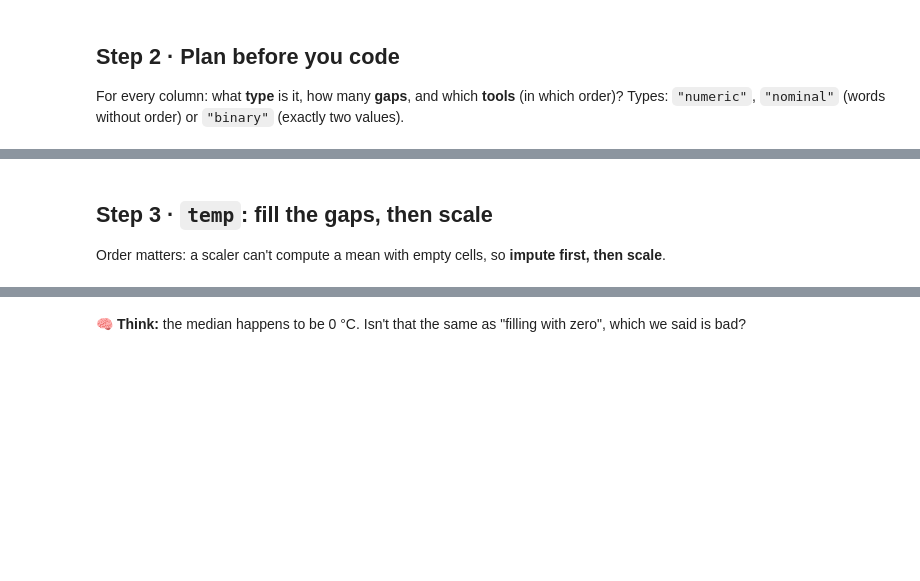
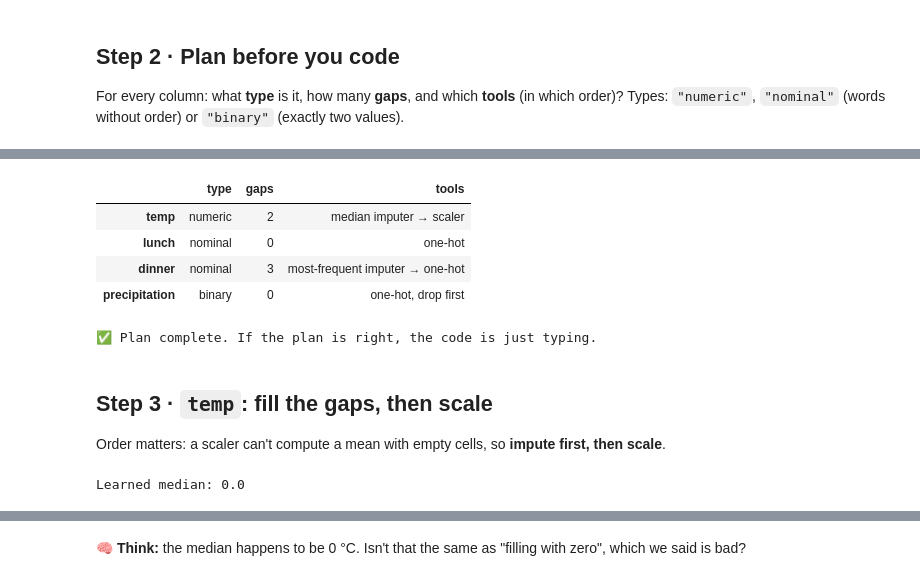
Before and after one commit to Prndxt/aipm-feature-engineering, a Jupyter notebook: 2_snowman_exercise.ipynb, the cells around one changed output, grey strips where cells are left out. Cells and saved outputs as stored; diff of their text form; code cells hidden in the pictures; blank space fills up the shorter version.

```diff
--- a/2_snowman_exercise.ipynb
+++ b/2_snowman_exercise.ipynb
@@ -80,26 +106,36 @@ X_train.isna().sum()
 # %%
 # ✏️ Your turn: complete the plan
 plan = {
-    "temp":          {"type": "___", "gaps": ___, "tools": "median imputer → scaler"},
-    "lunch":         {"type": "___", "gaps": 0, "tools": "one-hot"},
-    "dinner":        {"type": "___", "gaps": ___, "tools": "most-frequent imputer → one-hot"},
-    "precipitation": {"type": "___",  "gaps": 0, "tools": "one-hot, drop first"},
+    "temp":          {"type": "numeric", "gaps": 2, "tools": "median imputer → scaler"},
+    "lunch":         {"type": "nominal", "gaps": 0, "tools": "one-hot"},
+    "dinner":        {"type": "nominal", "gaps": 3, "tools": "most-frequent imputer → one-hot"},
+    "precipitation": {"type": "binary",  "gaps": 0, "tools": "one-hot, drop first"},
 }
 pd.DataFrame(plan).T
+# %% [output]
+|  | type | gaps | tools |
+| temp | numeric | 2 | median imputer → scaler |
+| lunch | nominal | 0 | one-hot |
+| dinner | nominal | 3 | most-frequent imputer → one-hot |
+| precipitation | binary | 0 | one-hot, drop first |
 # %%
 # ✅ Check
 assert [plan[c]["type"] for c in plan] == ["numeric", "nominal", "nominal", "binary"], "Words without order are nominal; yes/no is binary."
 assert plan["temp"]["gaps"] == 2 and plan["dinner"]["gaps"] == 3, "Look at the gap counts above."
 print("✅ Plan complete. If the plan is right, the code is just typing.")
+# %% [output]
+✅ Plan complete. If the plan is right, the code is just typing.
 # %% [markdown]
 ## Step 3 · `temp`: fill the gaps, then scale
 
 Order matters: a scaler can't compute a mean with empty cells, so **impute first, then scale**.
 # %%
 # ✏️ Your turn: fill temp with its median (learned from these training rows)
-temp_imputer = SimpleImputer(strategy="___").set_output(transform="pandas")
+temp_imputer = SimpleImputer(strategy="median").set_output(transform="pandas")
 temp_filled = temp_imputer.fit_transform(X_train[["temp"]])
 print("Learned median:", temp_imputer.statistics_[0])
+# %% [output]
+Learned median: 0.0
 # %%
 # ✅ Check
 assert temp_imputer.statistics_[0] == 0.0 and temp_filled["temp"].isna().sum() == 0, "Use strategy='median'."
```
Also changed, not shown: parts of 22 cells of this notebook, 2 other files.
